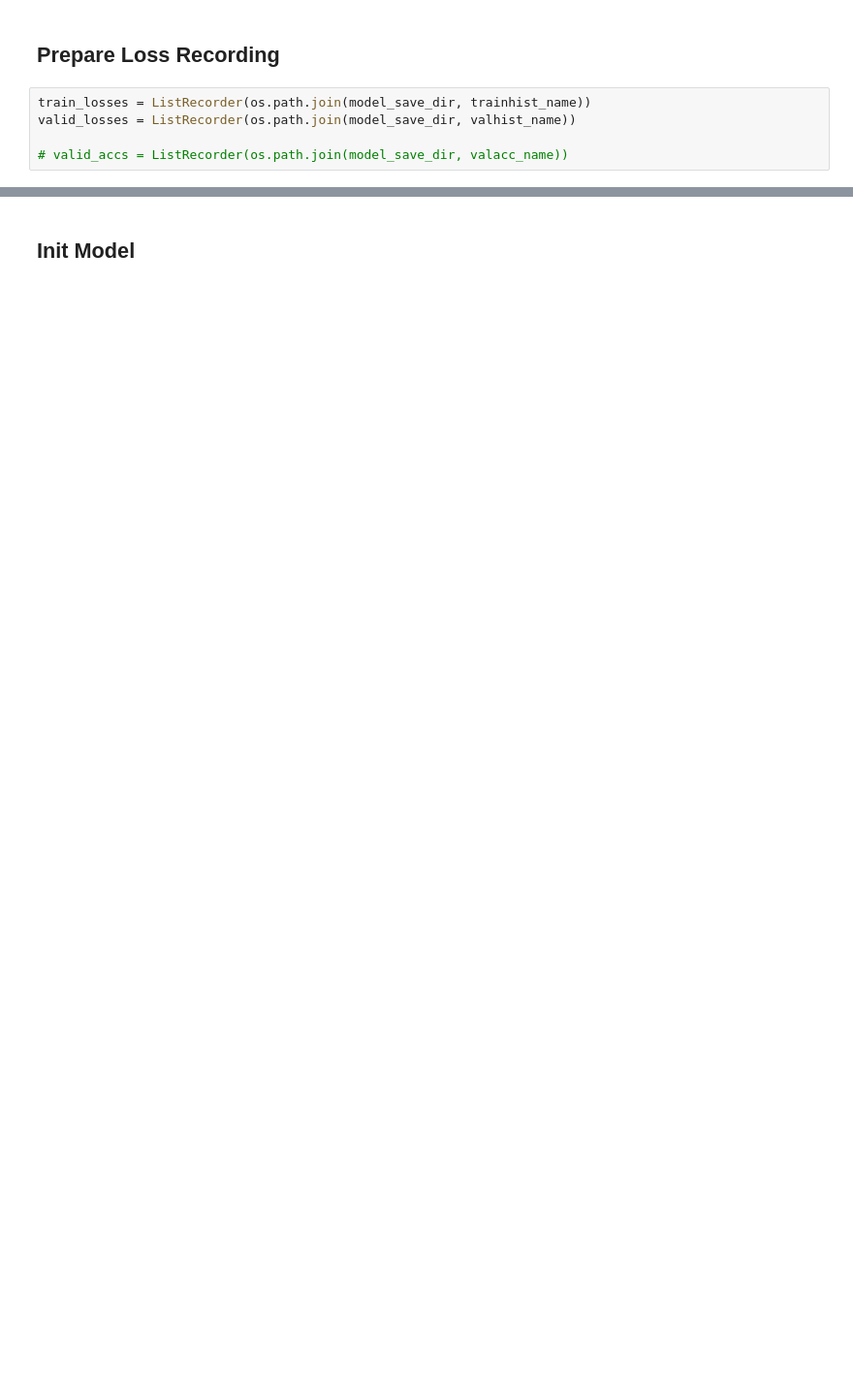
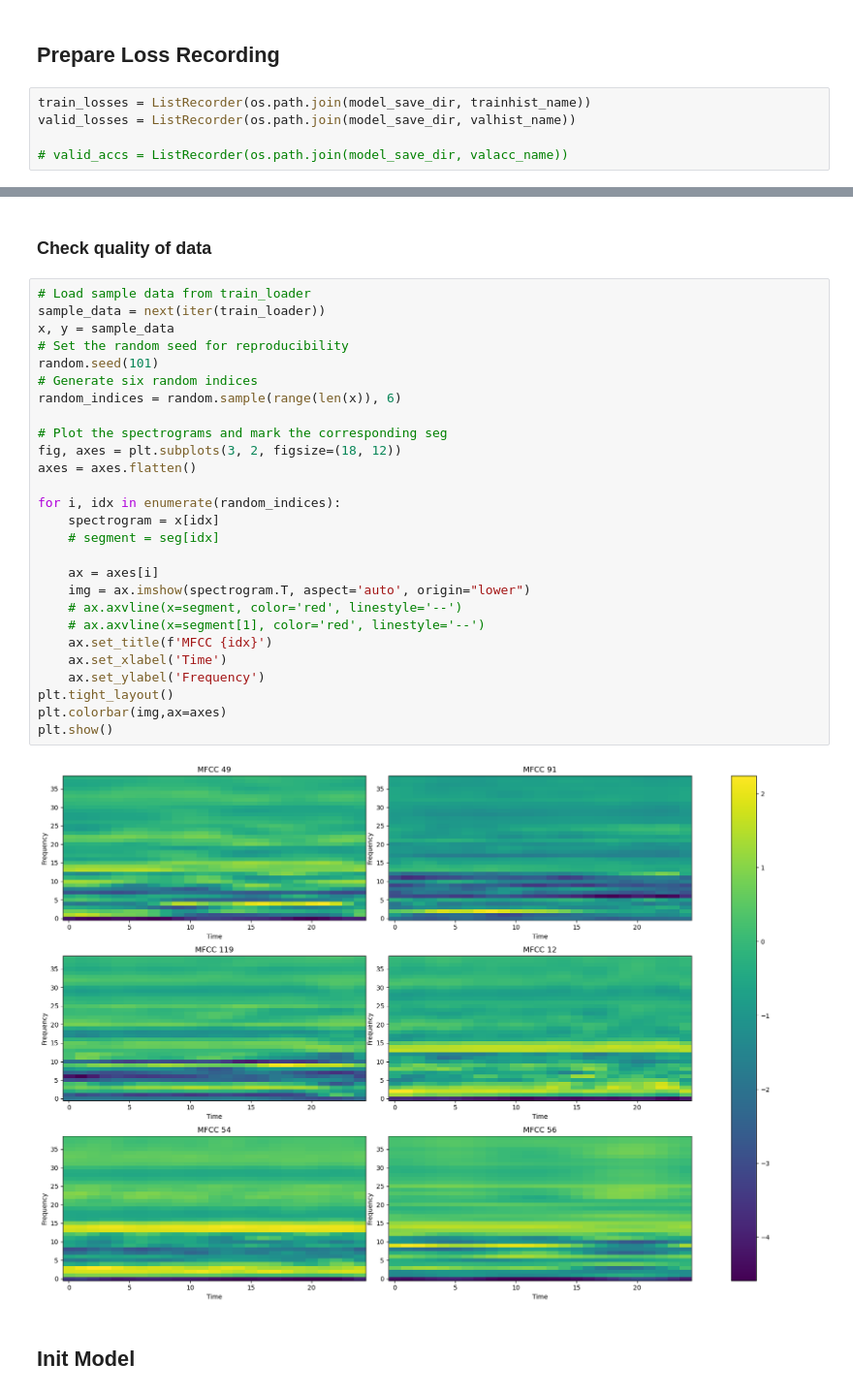
Before and after one commit to Frankalexej/featln, a Jupyter notebook: train_man_12.ipynb, the cells around one changed output, grey strips where cells are left out. Shown at 97% size. Drawn from its saved outputs; the diff is of its cells as text; blank space fills up the shorter version.

```diff
--- a/train_man_12.ipynb
+++ b/train_man_12.ipynb
@@ -173,3 +176,34 @@ train_num, valid_num
+# %% [markdown]
+### Check quality of data
+# %%
+# Load sample data from train_loader
+sample_data = next(iter(train_loader))
+x, y = sample_data
+# Set the random seed for reproducibility
+random.seed(101)
+# Generate six random indices
+random_indices = random.sample(range(len(x)), 6)
+
+# Plot the spectrograms and mark the corresponding seg
+fig, axes = plt.subplots(3, 2, figsize=(18, 12))
+axes = axes.flatten()
+
+for i, idx in enumerate(random_indices):
+    spectrogram = x[idx]
+    # segment = seg[idx]
+
+    ax = axes[i]
+    img = ax.imshow(spectrogram.T, aspect='auto', origin="lower")
+    # ax.axvline(x=segment, color='red', linestyle='--')
+    # ax.axvline(x=segment[1], color='red', linestyle='--')
+    ax.set_title(f'MFCC {idx}')
+    ax.set_xlabel('Time')
+    ax.set_ylabel('Frequency')
+plt.tight_layout()
+plt.colorbar(img,ax=axes)
+plt.show()
+# %% [output]
+[figure, added]
 # %% [markdown]
 ## Init Model
 # %%
```
Also changed, not shown: parts of 21 cells of this notebook, 11 other files.
